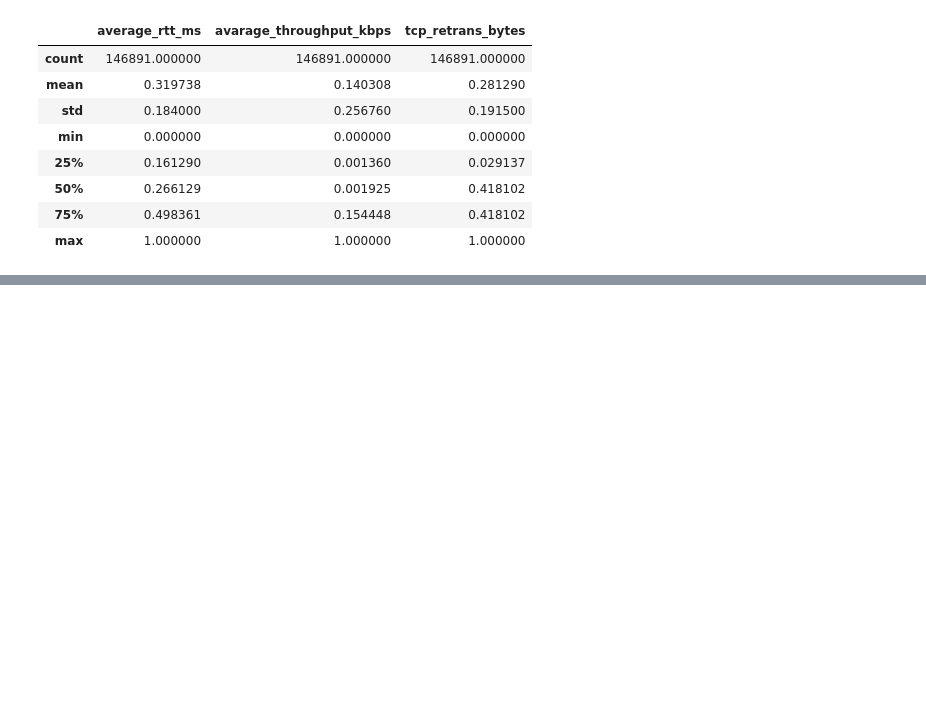
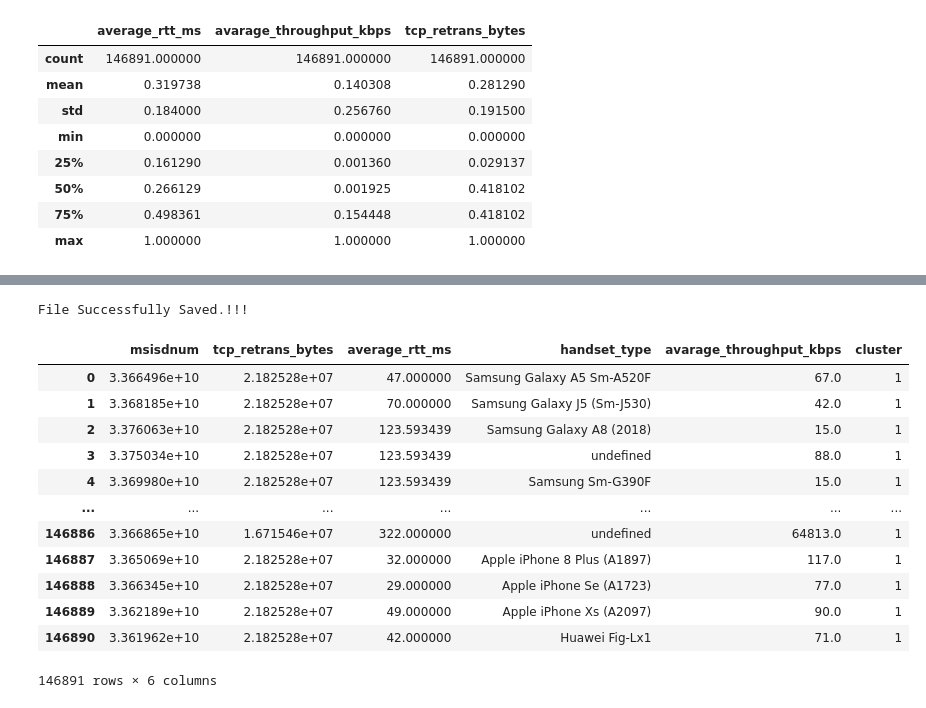
Before and after one commit to michaelgetachew-abebe/Telecom-User-Analytics, a Jupyter notebook: notebooks/user_experience_analytics.ipynb, the cells around one changed output, grey strips where cells are left out. Cells and saved outputs as stored; diff of their text form; code cells hidden in the pictures; blank space fills up the shorter version.

```diff
--- a/notebooks/user_experience_analytics.ipynb
+++ b/notebooks/user_experience_analytics.ipynb
@@ -388,0 +411,18 @@ normalized_experience_metrics.describe()
+# %%
+# SAVE THE USER EXEPRIENCE MATRIX
+assistant.save_csv(user_experience_metrics_with_cluster, '../data/user_exeperience_metrix.csv')
+# %% [output]
+File Successfully Saved.!!!
+|  | msisdnum | tcp_retrans_bytes | average_rtt_ms | handset_type | avarage_throughput_kbps | cluster |
+| 0 | 3.366496e+10 | 2.182528e+07 | 47.000000 | Samsung Galaxy A5 Sm-A520F | 67.0 | 1 |
+| 1 | 3.368185e+10 | 2.182528e+07 | 70.000000 | Samsung Galaxy J5 (Sm-J530) | 42.0 | 1 |
+| 2 | 3.376063e+10 | 2.182528e+07 | 123.593439 | Samsung Galaxy A8 (2018) | 15.0 | 1 |
+| 3 | 3.375034e+10 | 2.182528e+07 | 123.593439 | undefined | 88.0 | 1 |
+| 4 | 3.369980e+10 | 2.182528e+07 | 123.593439 | Samsung Sm-G390F | 15.0 | 1 |
+| ... | ... | ... | ... | ... | ... | ... |
+| 146886 | 3.366865e+10 | 1.671546e+07 | 322.000000 | undefined | 64813.0 | 1 |
+| 146887 | 3.365069e+10 | 2.182528e+07 | 32.000000 | Apple iPhone 8 Plus (A1897) | 117.0 | 1 |
+| 146888 | 3.366345e+10 | 2.182528e+07 | 29.000000 | Apple iPhone Se (A1723) | 77.0 | 1 |
+| 146889 | 3.362189e+10 | 2.182528e+07 | 49.000000 | Apple iPhone Xs (A2097) | 90.0 | 1 |
+| 146890 | 3.361962e+10 | 2.182528e+07 | 42.000000 | Huawei Fig-Lx1 | 71.0 | 1 |
+146891 rows × 6 columns
```
Also changed, not shown: parts of 2 cells of this notebook, 1 other file.
